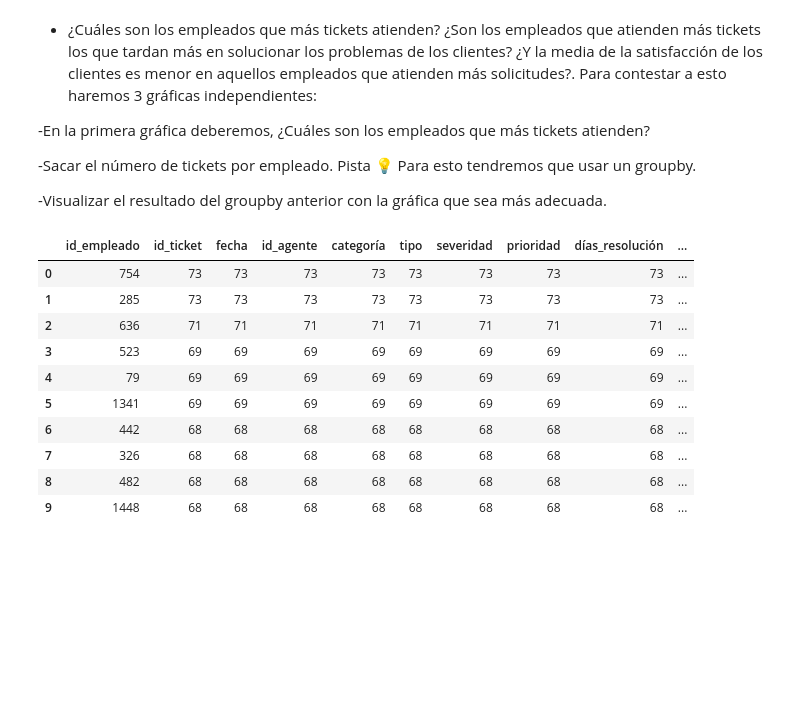
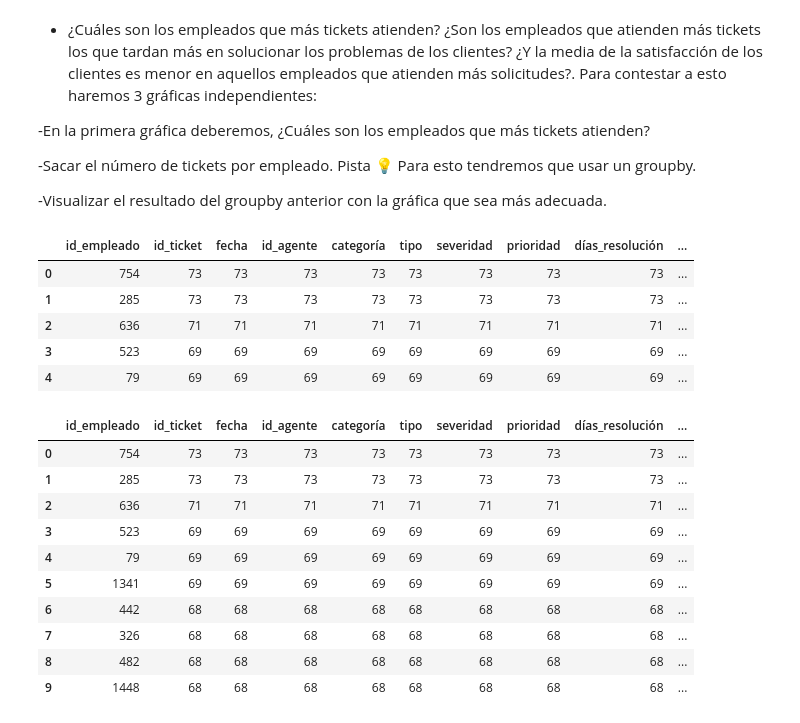
Before and after one commit to Adalab/EDA-y-ETL, a Jupyter notebook: eda/eda-III.ipynb, the cells around one changed output. Drawn from its saved outputs; the diff is of its cells as text; code cells hidden in the pictures; blank space fills up the shorter version.

```diff
--- a/eda/eda-III.ipynb
+++ b/eda/eda-III.ipynb
@@ -89,3 +91,12 @@ plt.show();
+# %%
+df_group_empleado.head()
+# %% [output]
+|  | id_empleado | id_ticket | fecha | id_agente | categoría | tipo | severidad | prioridad | días_resolución | ... |
+| 0 | 754 | 73 | 73 | 73 | 73 | 73 | 73 | 73 | 73 | ... |
+| 1 | 285 | 73 | 73 | 73 | 73 | 73 | 73 | 73 | 73 | ... |
+| 2 | 636 | 71 | 71 | 71 | 71 | 71 | 71 | 71 | 71 | ... |
+| 3 | 523 | 69 | 69 | 69 | 69 | 69 | 69 | 69 | 69 | ... |
+| 4 | 79 | 69 | 69 | 69 | 69 | 69 | 69 | 69 | 69 | ... |
 # %%
 df_ticket_empleado = df.groupby('id_empleado').count().sort_values(by= 'id_ticket', ascending=False).iloc[:10,:].reset_index()
 df_ticket_empleado
```
Also changed, not shown: parts of 7 cells of this notebook, 1 other file.
